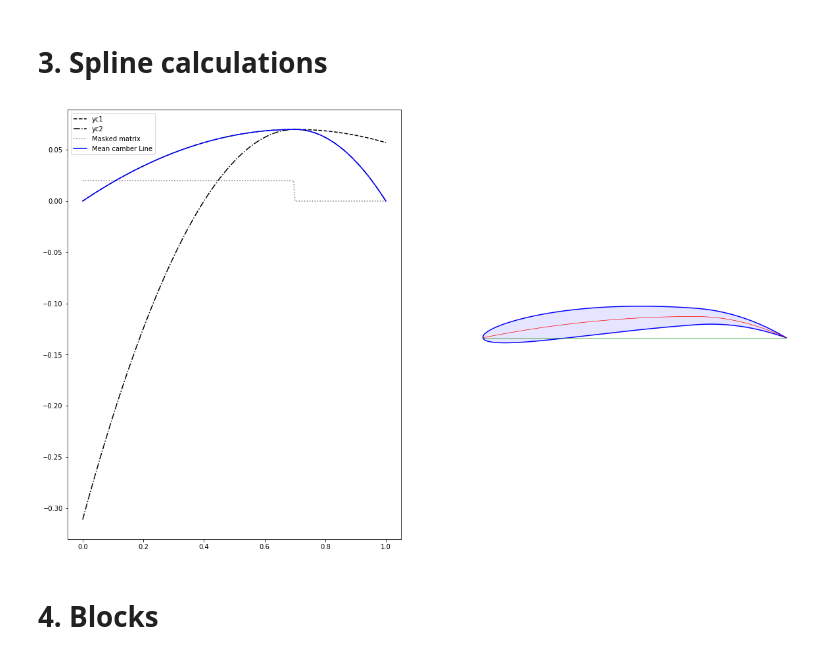
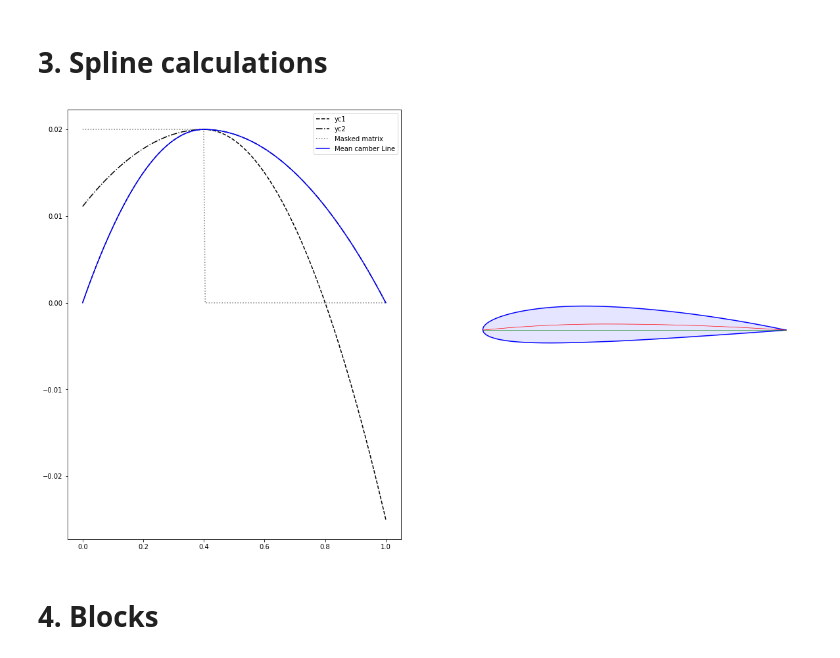
Before and after one commit to jlobatop/GA-CFD-MO, a Jupyter notebook: mesh-generation/blockMesh-inside-airfoil-generator.ipynb, the cells around one changed output. Drawn from its saved outputs; the diff is of its cells as text; code cells hidden in the pictures.

```diff
--- a/mesh-generation/blockMesh-inside-airfoil-generator.ipynb
+++ b/mesh-generation/blockMesh-inside-airfoil-generator.ipynb
@@ -259,22 +259,22 @@ with open('./int/system/blockMeshDict', "a") as bMD:
 # %%
 # number of cells in the horizontal direction
 noCells = 250
 
 # grading of the block in the horizontal direction
 perc = np.array([0.1, 0.2, 0.4, 0.3])
 cells = np.array([0.2, 0.2, 0.35, 0.25])
-exp = np.array([20, 1, 1, 0.6])
+exp = np.array([8, 1, 1, 0.6])
 
 # computation of the new x-direction axis
 xAxis = multi_grading(perc, cells, exp, noCells, maxX-minX)
 
 # point calculation of the NACA 4 airfoil
-xu, xl, yu, yl = NACA4('7710')
+xu, xl, yu, yl = NACA4('2412')
 
 # correction of the points with the new axis
 yuAxis, ylAxis = airfoilTrueX(xAxis, xu, yu, xl, yl)
 # %% [output]
-[figure, old version]
+[figure, new version]
 # %% [markdown]
 # 4. Blocks
 # %%
```
Also changed, not shown: parts of 2 cells of this notebook, 18 other files.
